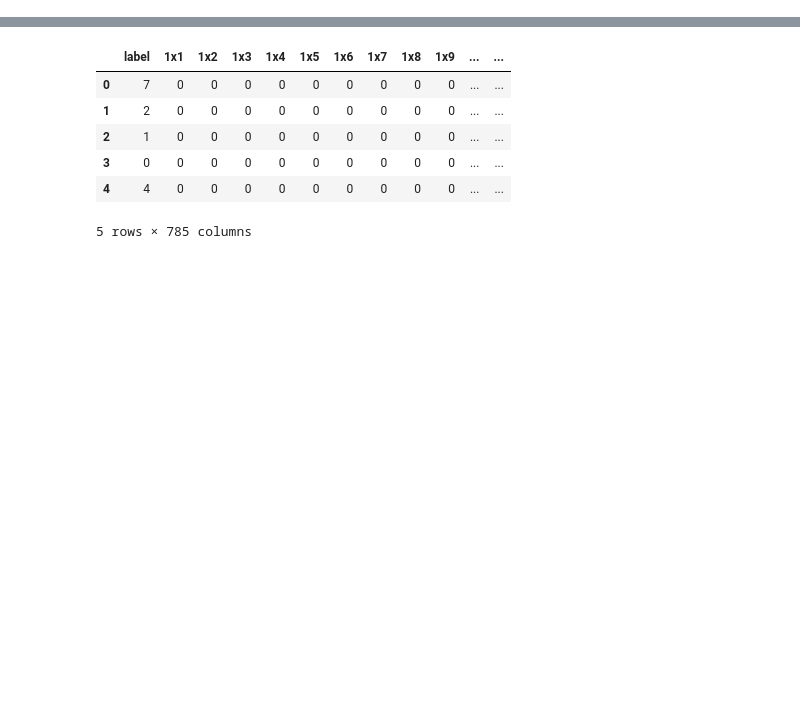
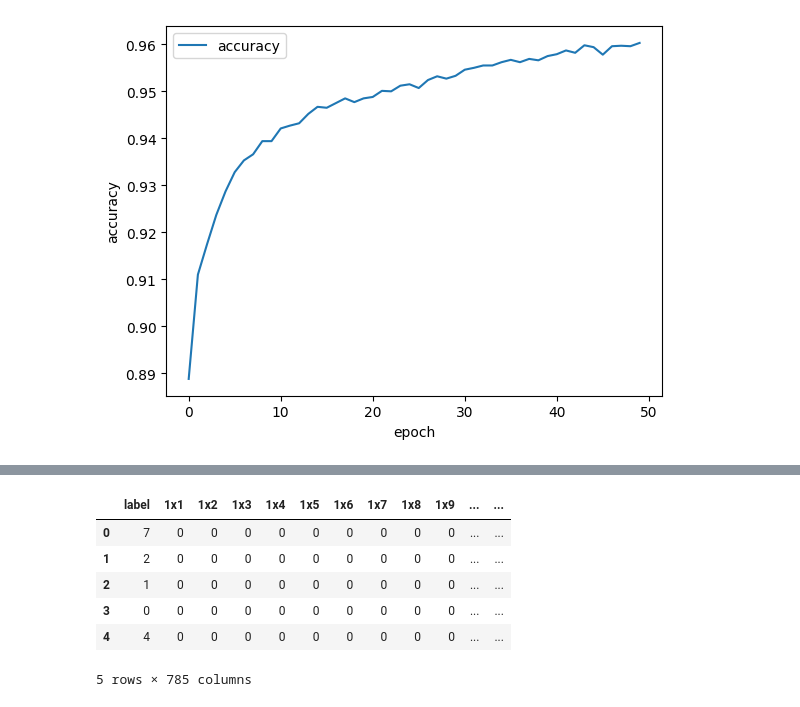
Before and after one commit to amaliahm/deep_learning_tps, a Jupyter notebook: tp1/tp1.ipynb, the cells around one changed output, grey strips where cells are left out. Drawn from its saved outputs; the diff is of its cells as text; code cells hidden in the pictures; blank space fills up the shorter version.

```diff
--- a/tp1/tp1.ipynb
+++ b/tp1/tp1.ipynb
@@ -0,0 +146,4 @@
+# %%
+plot_history(accuracy_history, 'accuracy')
+# %% [output]
+[figure, added]
```
Also changed, not shown: parts of 31 cells of this notebook.
